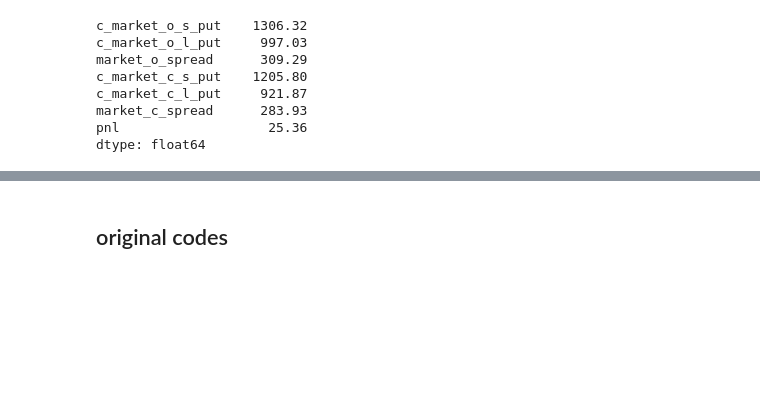
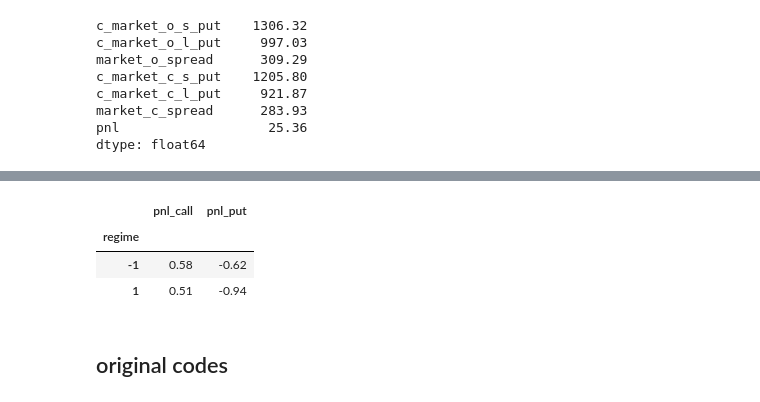
Before and after one commit to sculd/volatility_trading, a Jupyter notebook: sandbox_options.ipynb, the cells around one changed output, grey strips where cells are left out. Cells and saved outputs as stored; diff of their text form; code cells hidden in the pictures; blank space fills up the shorter version.

```diff
--- a/sandbox_options.ipynb
+++ b/sandbox_options.ipynb
@@ -491 +405,4 @@ df_spx_otm_put_options_spread_history = pd.read_pickle('market_data/df_spx_otm_p
+# %%
+df_sbux_otm_call_options_spread_history = pd.read_pickle('market_data/df_sbux_otm_call_options_spread_history.pkl')
+df_sbux_otm_put_options_spread_history = pd.read_pickle('market_data/df_sbux_otm_put_options_spread_history.pkl')
 # %% [markdown]
@@ -594,3 +501,10 @@ dtype: float64
+# %%
+df_sbux_algo.groupby("regime")[["pnl_call", "pnl_put"]].sum()
+# %% [output]
+|  | pnl_call | pnl_put |
+| regime |  |  |
+| -1 | 0.58 | -0.62 |
+| 1 | 0.51 | -0.94 |
 # %% [markdown]
 ## original codes
 # %%
```
Also changed, not shown: parts of 121 cells of this notebook.
